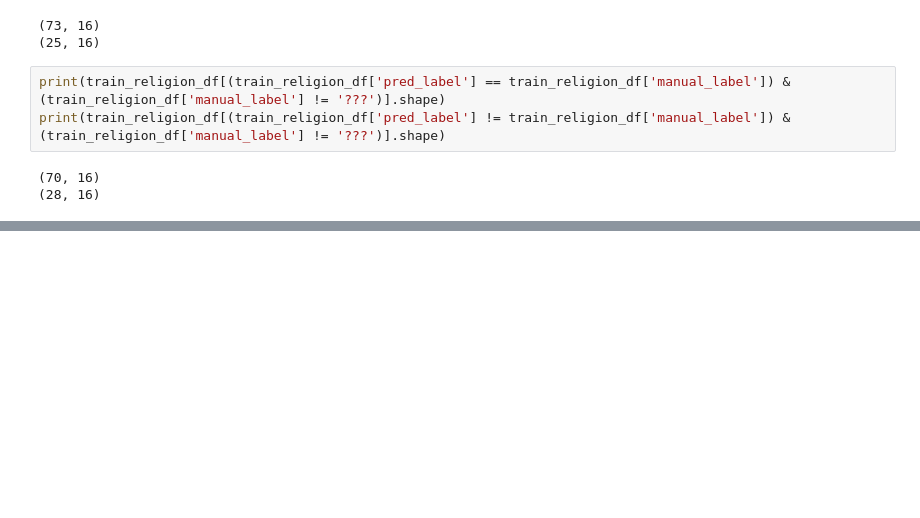
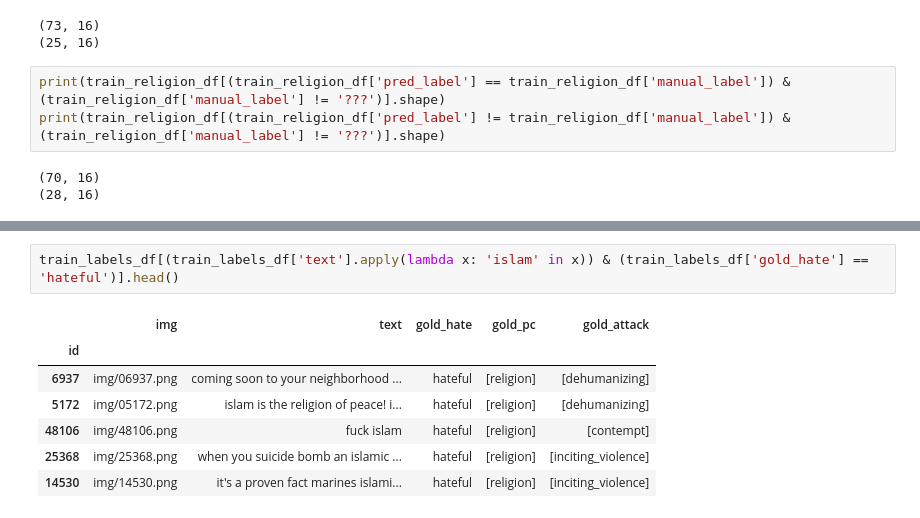
Before and after one commit to Social-AI-Studio/Explaining-Multimodal-Hateful-Meme-Detection-Models, a Jupyter notebook: notebook/data-annotation.ipynb, the cells around one changed output, grey strips where cells are left out. Drawn from its saved outputs; the diff is of its cells as text; blank space fills up the shorter version.

```diff
--- a/notebook/data-annotation.ipynb
+++ b/notebook/data-annotation.ipynb
@@ -1269,3 +1371,13 @@ unlabel_df
 | 92481 | img/92481.png | we have 3 apples. we give away 2 ... | hateful | [religion] | [dehumanizing] | monochrome photography | [Myanmar (Burma), Rohingya people... | [Male] | [Indian] | ... |
 | 94031 | img/94031.png | felling cute. might fuck a goat l... | hateful | [religion] | [dehumanizing] | photo caption | [Image, Stock photography, Getty ... | [Male] | [White] | ... |
 | 94087 | img/94087.png | "never forget" -you said.. i am t... | hateful | [religion] | [dehumanizing] | photo caption | [Photo caption] | [Female, Female, Female, Female] | [Black, Black, Black, Black] | ... |
+# %%
+train_labels_df[(train_labels_df['text'].apply(lambda x: 'islam' in x)) & (train_labels_df['gold_hate'] == 'hateful')].head()
+# %% [output]
+|  | img | text | gold_hate | gold_pc | gold_attack |
+| id |  |  |  |  |  |
+| 6937 | img/06937.png | coming soon to your neighborhood ... | hateful | [religion] | [dehumanizing] |
+| 5172 | img/05172.png | islam is the religion of peace! i... | hateful | [religion] | [dehumanizing] |
+| 48106 | img/48106.png | fuck islam | hateful | [religion] | [contempt] |
+| 25368 | img/25368.png | when you suicide bomb an islamic ... | hateful | [religion] | [inciting_violence] |
+| 14530 | img/14530.png | it's a proven fact marines islami... | hateful | [religion] | [inciting_violence] |
```
Also changed, not shown: parts of 20 cells of this notebook.
